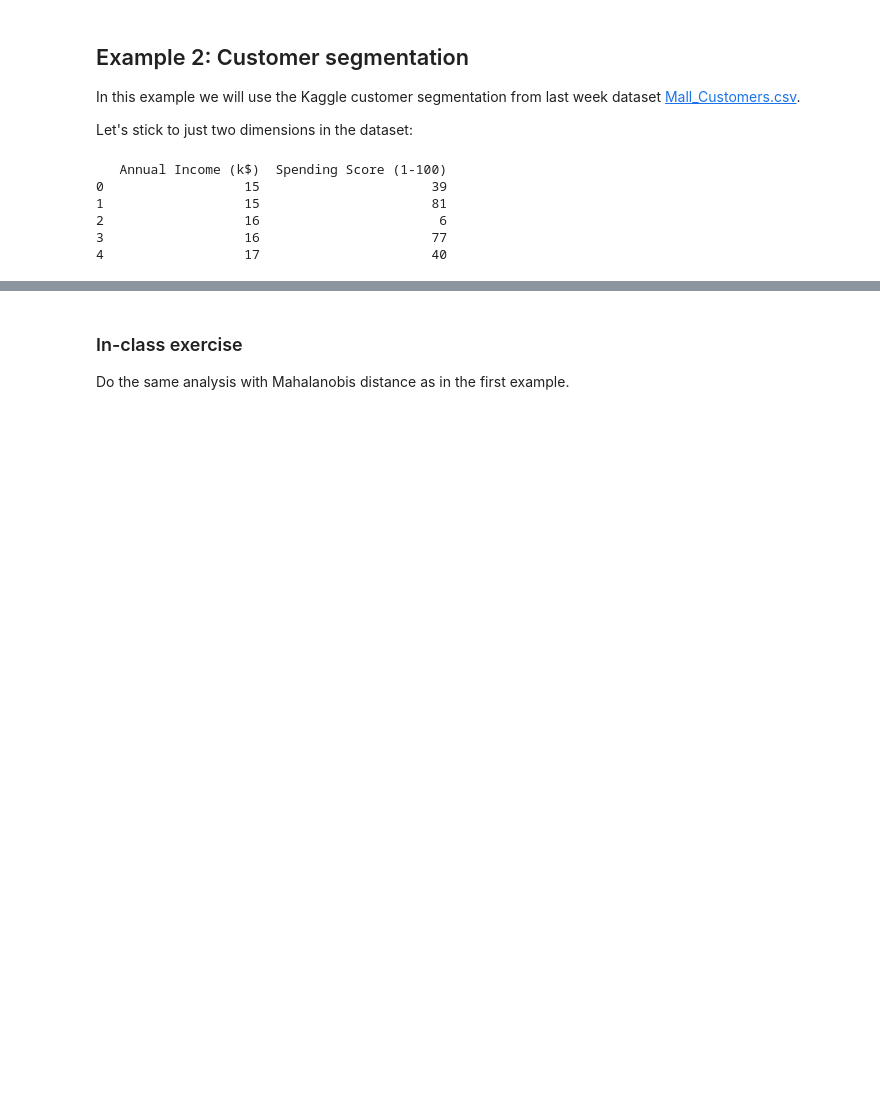
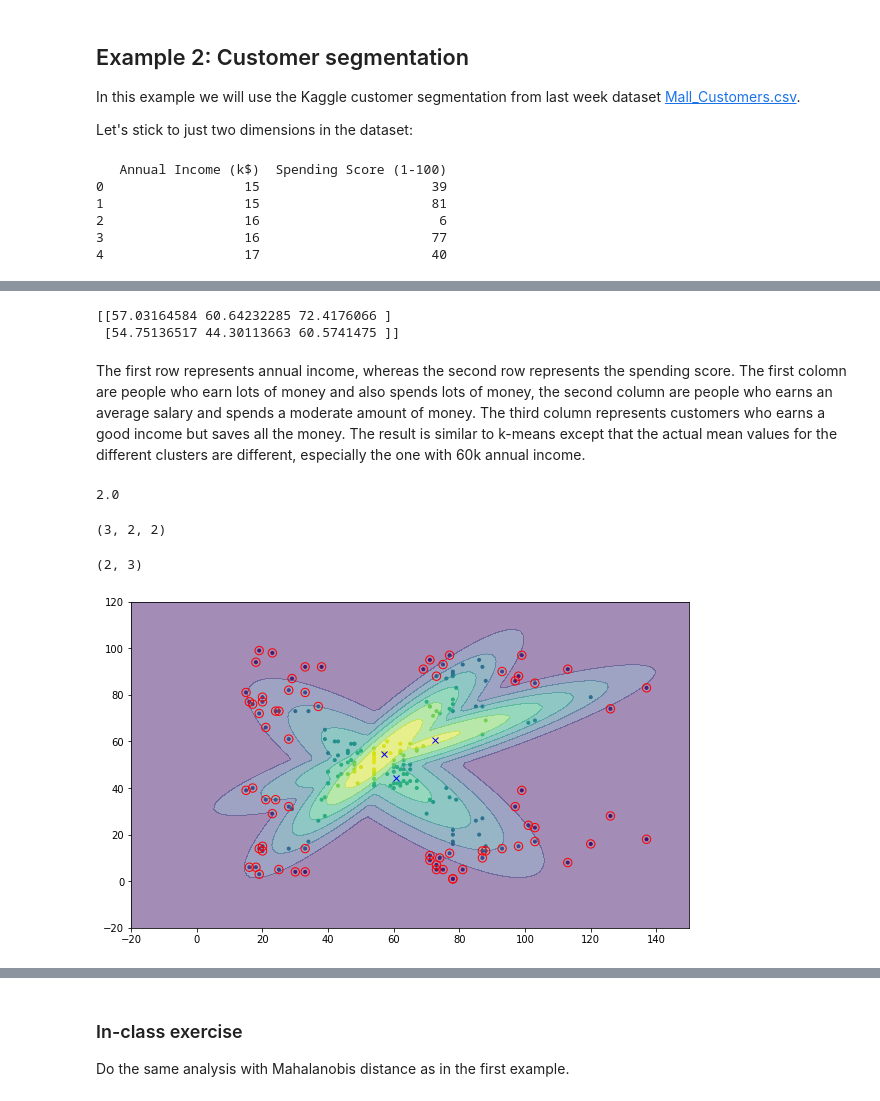
Before and after one commit to ruke1ire/AIT, a Jupyter notebook: ML/JupyterLab/Lab12/lab12_ilab_st121411.ipynb, the cells around one changed output, grey strips where cells are left out. Cells and saved outputs as stored; diff of their text form; code cells hidden in the pictures; blank space fills up the shorter version.

```diff
--- a/ML/JupyterLab/Lab12/lab12_ilab_st121411.ipynb
+++ b/ML/JupyterLab/Lab12/lab12_ilab_st121411.ipynb
@@ -286,0 +360,50 @@ Next, the visualization:
+# %%
+print(Mu)
+# %% [output]
+[[57.03164584 60.64232285 72.4176066 ]
+ [54.75136517 44.30113663 60.5741475 ]]
+# %% [markdown]
+The first row represents annual income, whereas the second row represents the spending score. The first colomn are people who earn lots of money and also spends lots of money, the second column are people who earns an average salary and spends a moderate amount of money. The third column represents customers who earns a good income but saves all the money. The result is similar to k-means except that the actual mean values for the different clusters are different, especially the one with 60k annual income.
+# %%
+print(X_label[0,2])
+# %% [output]
+2.0
+# %%
+print(Sigma.shape)
+# %% [output]
+(3, 2, 2)
+# %%
+print(Mu.shape)
+# %% [output]
+(2, 3)
+# %%
+plt.figure(figsize=(10,6))
+plt.scatter(X[:,0],X[:,1],marker=".",c=pj,cmap='viridis');
+
+outlier_prob = .0002
+outliers = np.nonzero(pj<outlier_prob)[0]
+
+
+xlist = np.linspace(-20, 150, 100)
+ylist = np.linspace(-20, 120, 100)
+XX, YY = np.meshgrid(xlist, ylist)
+ZZ = np.zeros(XX.shape)
+for c in np.arange(0,k):
+    X_class = X[np.where(X_label[:,2] == c)[0],:]
+    Z = np.zeros(XX.shape)
+    i = 0
+    while i < XX.shape[0]:
+        j = 0
+        while j < XX.shape[0]:
+            pt = np.array([[XX[i,j], YY[i,j]]])
+            Z[i,j] = Gaussian(pt, Mu[:,c], Sigma[c])
+            j = j + 1
+        i = i + 1
+    ZZ = np.maximum(ZZ,Z)
+cp = plt.contourf(XX, YY, ZZ,alpha=0.5)
+plt.scatter(X[outliers,0],X[outliers,1],marker="o",facecolor="none",edgecolor="r",s=70);
+plt.plot(Mu[0,0], Mu[1,0],'bx',Mu[0,1], Mu[1,1],'bx', Mu[0,2], Mu[1,2],'bx')
+
+plt.show()
+# %% [output]
+[figure, added]
```
Also changed, not shown: parts of 16 cells of this notebook, 1 other file.
